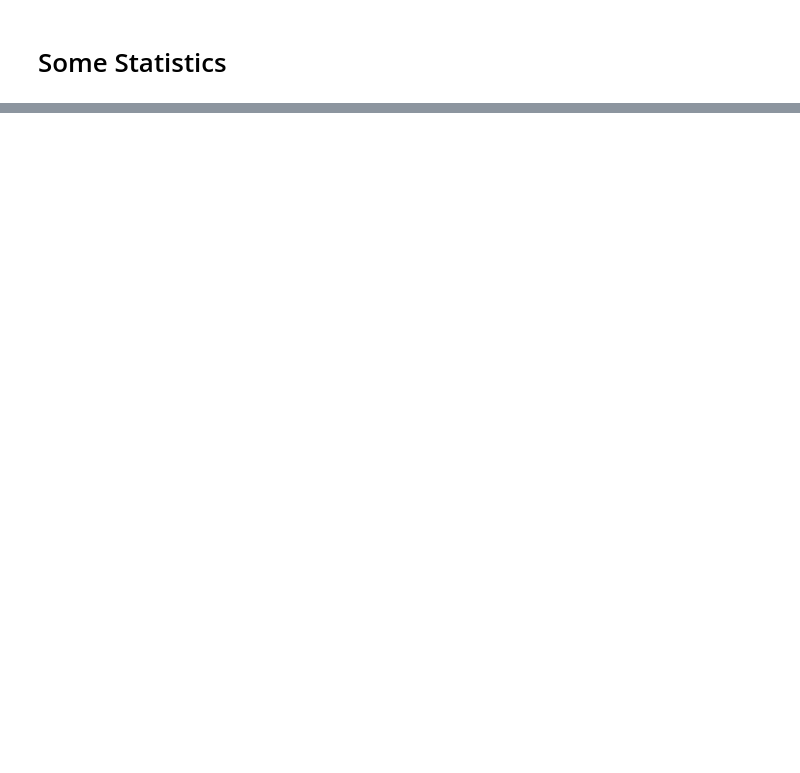
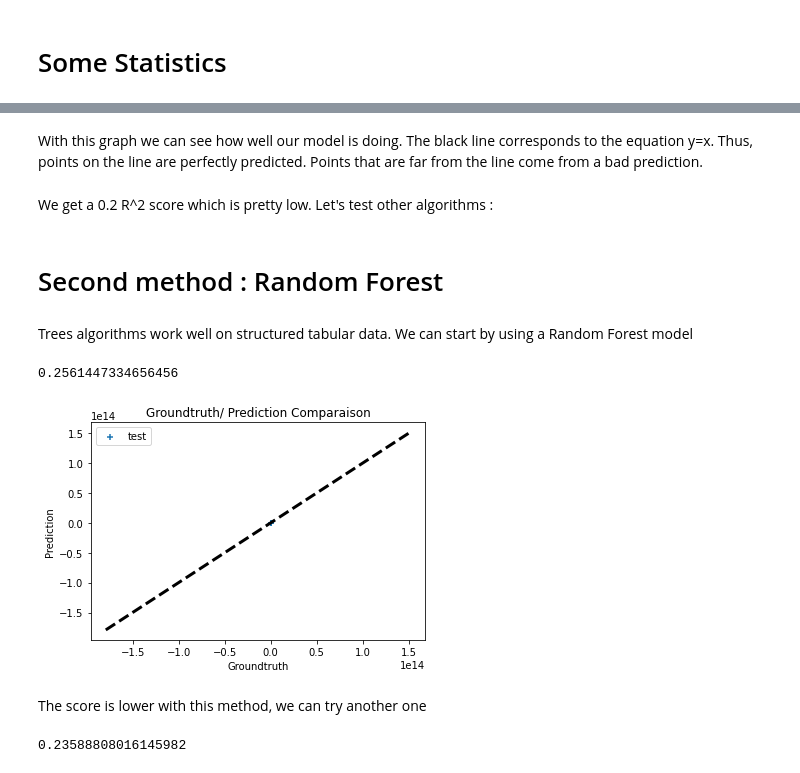
Before and after one commit to pmassouf/Titanic-Competition, a Jupyter notebook: booking-hotels-dataset.ipynb, the cells around one changed output, grey strips where cells are left out. Cells and saved outputs as stored; diff of their text form; code cells hidden in the pictures; blank space fills up the shorter version.

```diff
--- a/booking-hotels-dataset.ipynb
+++ b/booking-hotels-dataset.ipynb
@@ -258,0 +368,6 @@ Length: 69, dtype: object
+# %%
+#We use a linear regression first as a baseline method
+
+model_1 = LinearRegression()
+cv = 4 #number of folds
+print(cross_val_score(model_1, X_train.values, y_train.values, cv=cv).mean())
@@ -258,0 +376,5 @@ Length: 69, dtype: object
+# %%
+model_1 = model_1.fit(X_train.values, y_train.values)
+y_test_pred = model_1.predict(X_test.values)
+xmin= min(y_test.min(), y_test_pred.min() )-1
+xmax= max(y_test.max(), y_test_pred.max() )+1
@@ -258,0 +393,36 @@ Length: 69, dtype: object
+# %% [markdown]
+With this graph we can see how well our model is doing. The black line corresponds to the equation y=x.
+Thus, points on the line are perfectly predicted. Points that are far from the line come from a bad prediction.
+# %% [markdown]
+We get a 0.2 R^2 score which is pretty low. Let's test other algorithms :
+# %% [markdown]
+# Second method : Random Forest
+# %% [markdown]
+Trees algorithms work well on structured tabular data. We can start by using a Random Forest model
+# %%
+model_2 = RandomForestRegressor(n_estimators = 1000, random_state= random_state)
+print(cross_val_score(model_2, X_train.values, y_train.values, cv=cv).mean())
+# %% [output]
+0.2561447334656456
+# %%
+model_2 = model_2.fit(X_train.values, y_train.values)
+y_test_pred = model_2.predict(X_test.values)
+# %%
+fig = plt.figure(1)
+plt.scatter(y_test,y_test_pred, marker='+', label='test')
+plt.plot([xmin,xmax], [xmin,xmax], lw=3, color='k', ls='--') ## droite separatrice d'equation x2=x1
+
+plt.xlabel('Groundtruth')
+plt.ylabel('Prediction')
+plt.title('Groundtruth/ Prediction Comparaison')
+plt.legend()
+plt.savefig('RF.png')
+# %% [output]
+[figure, added]
+# %% [markdown]
+The score is lower with this method, we can try another one
+# %%
+model_3 = GradientBoostingRegressor(random_state=random_state)
+print(cross_val_score(model_3, X_train.values, y_train.values, cv=cv).mean())
+# %% [output]
+0.23588808016145982
```
Also changed, not shown: parts of 36 cells of this notebook.
